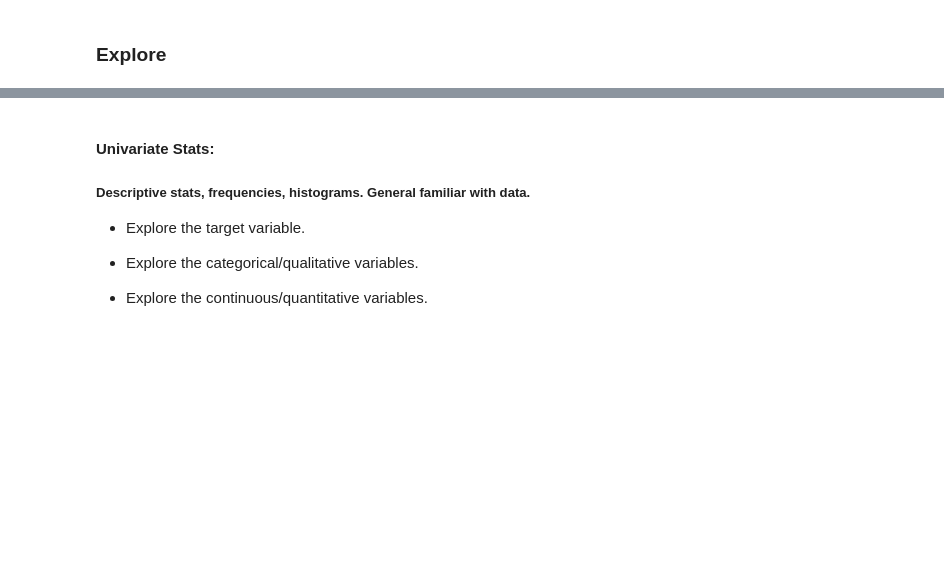
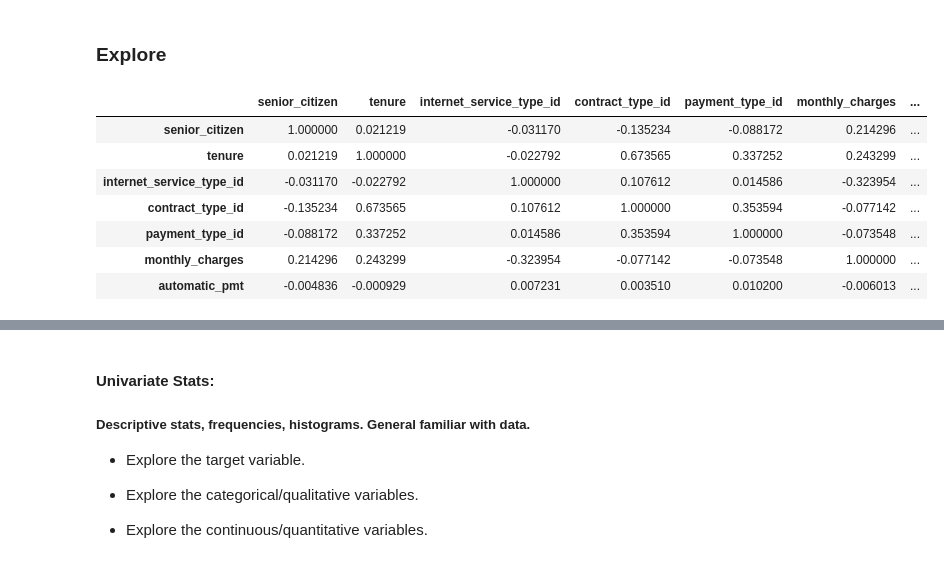
Before and after one commit to veronica-f-reyes/telco_classification_project, a Jupyter notebook: Initial Telco Churn Project Notebook.ipynb, the cells around one changed output, grey strips where cells are left out. Saved outputs shown, nothing was run; the diff lists cells and outputs as text; code cells hidden in the pictures; blank space fills up the shorter version.

```diff
--- a/Initial Telco Churn Project Notebook.ipynb
+++ b/Initial Telco Churn Project Notebook.ipynb
@@ -725,3 +425,17 @@ Alternative Hypothesis:
 - Customers on automatic payment plans churn the same amount or more than customers on non-automatic payment plans
 # %% [markdown]
 ### Explore
+# %%
+#find correlation
+telco_correlation = train_raw.corr()
+telco_correlation
+#this shows that senior_citizen and monthly_charges have the highest pos corr with churn
+# %% [output]
+|  | senior_citizen | tenure | internet_service_type_id | contract_type_id | payment_type_id | monthly_charges | ... |
+| senior_citizen | 1.000000 | 0.021219 | -0.031170 | -0.135234 | -0.088172 | 0.214296 | ... |
+| tenure | 0.021219 | 1.000000 | -0.022792 | 0.673565 | 0.337252 | 0.243299 | ... |
+| internet_service_type_id | -0.031170 | -0.022792 | 1.000000 | 0.107612 | 0.014586 | -0.323954 | ... |
+| contract_type_id | -0.135234 | 0.673565 | 0.107612 | 1.000000 | 0.353594 | -0.077142 | ... |
+| payment_type_id | -0.088172 | 0.337252 | 0.014586 | 0.353594 | 1.000000 | -0.073548 | ... |
+| monthly_charges | 0.214296 | 0.243299 | -0.323954 | -0.077142 | -0.073548 | 1.000000 | ... |
+| automatic_pmt | -0.004836 | -0.000929 | 0.007231 | 0.003510 | 0.010200 | -0.006013 | ... |
```
Also changed, not shown: parts of 135 cells of this notebook, 1 other file.
